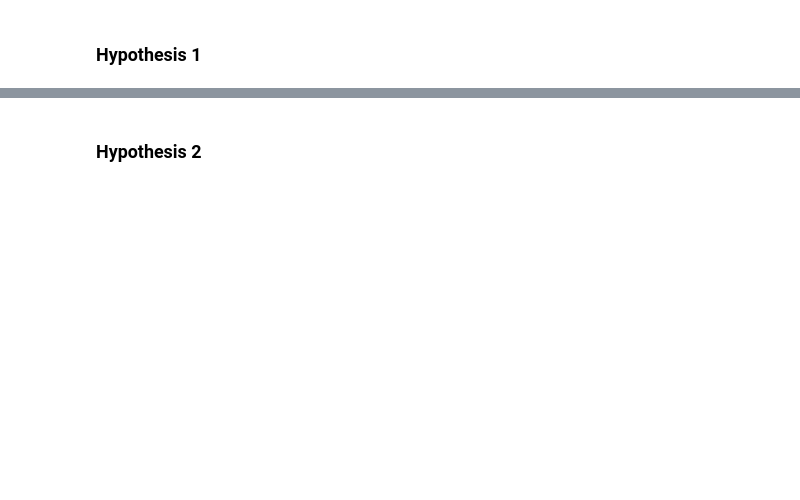
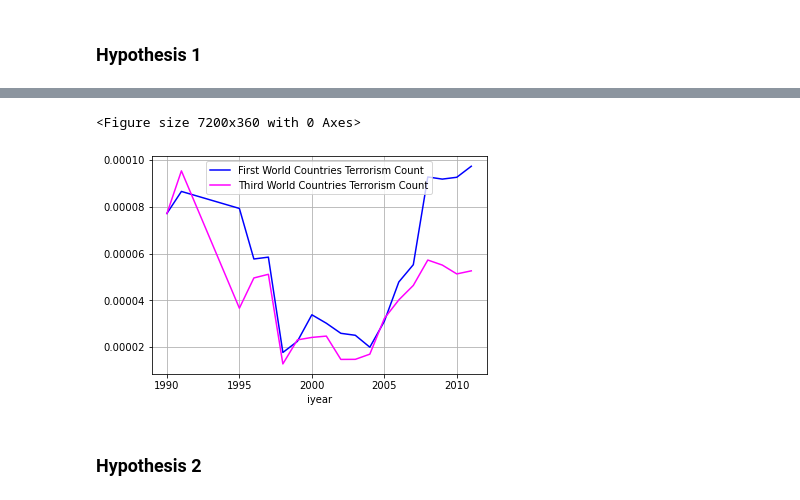
Before and after one commit to iSchool-597PR/2021_Spring_finals, a Jupyter notebook: PR_Final_Project.ipynb, the cells around one changed output, grey strips where cells are left out. Saved outputs shown, nothing was run; the diff lists cells and outputs as text; code cells hidden in the pictures; blank space fills up the shorter version.

```diff
--- a/PR_Final_Project.ipynb
+++ b/PR_Final_Project.ipynb
@@ -261,14 +493,20 @@ def chartPrepData(percentFWCountries,percentTWCountries):
 # %%
 #plots the terrorism count of first and third world countries
-ax = percentFWCountries.plot(x='iyear',y='division',color='blue', grid=True, label='First World Countries Terrorism Count');
+fig = plt.figure()
 
-percentTWCountries.plot(x='iyear',y='division',color='magenta', grid=True, label='Third World Countries Terrorism Count',ax=ax) # https://stackoverflow.com/questions/25386870/pandas-plotting-with-multi-index
+fig.set_size_inches(100, 5)
+
+ax = percentBothType.plot(x='iyear',y='division_low',color='blue', grid=True, label='First World Countries Terrorism Count');
+
+ax2 = percentBothType.plot(x='iyear',y='division_high',color='magenta', grid=True, label='Third World Countries Terrorism Count',ax=ax) # https://stackoverflow.com/questions/25386870/pandas-plotting-with-multi-index
 
 ax.legend(loc='First World Countries Terrorism Count')
 ax.legend(loc='Third World Countries Terrorism Count')
 
-
 plt.show()
+# %% [output]
+<Figure size 7200x360 with 0 Axes>
+[figure, added]
 # %% [markdown]
 ### Hypothesis 2
 # %%
```
Also changed, not shown: parts of 27 cells of this notebook.
